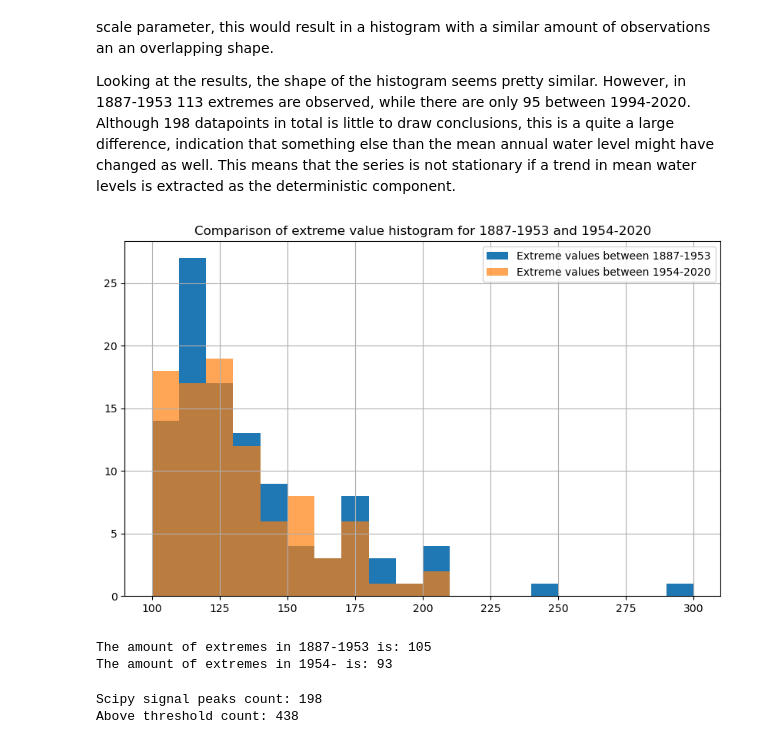
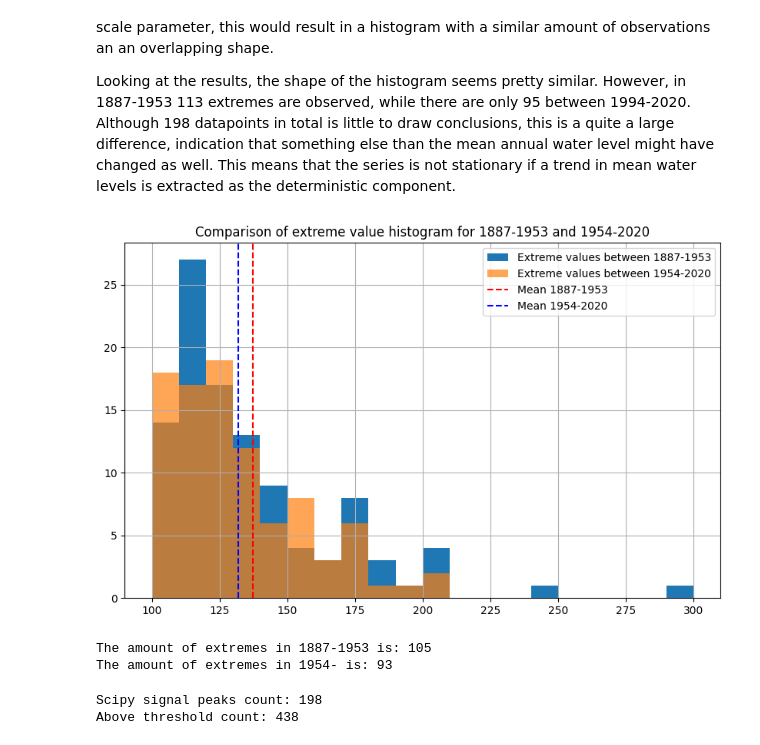
Before and after one commit to wwaasdorp/MORE_THE_BEST_GROUP, a Jupyter notebook: Watch_Data.ipynb, the cells around one changed output. Drawn from its saved outputs; the diff is of its cells as text; code cells hidden in the pictures.

```diff
--- a/Watch_Data.ipynb
+++ b/Watch_Data.ipynb
@@ -500,34 +500,36 @@ Looking at the results, the shape of the histogram seems pretty similar. However
 ## Investigate the shape of the histogram for the detrended/stationary time series
 #df['Elevation_Stationary']
 peaks_first10 = np.array(peaks)[df.loc[peaks, 'Datetime'].dt.year <= 1953]
 peaks_first10 = df.iloc[peaks_first10, 4].values
 peaks_sorted_first = np.sort(np.array(peaks_first10))
 f_first = gev.pdf(peaks_sorted_first, xi, mu, sigma)
 
 #peaks_middle = np.array(peaks)[
 #    (df.loc[peaks, 'Datetime'].dt.year >= 1950) &
 #    (df.loc[peaks, 'Datetime'].dt.year <= 2000)]
 #peaks_middle = df.iloc[peaks_middle, 1].values
 
 peaks_end = np.array(peaks)[df.loc[peaks, 'Datetime'].dt.year >= 1954]
 peaks_end = df.iloc[peaks_end, 4].values
 peaks_sorted_end = np.sort(np.array(peaks_end))
 f_end = gev.pdf(peaks_sorted_end, xi, mu, sigma)
 
 bin_edges = np.linspace(100, 300, 21)
 plt.figure(figsize=(10,6))
 plt.hist(peaks_first10, bins=bin_edges, label = 'Extreme values between 1887-1953')
 plt.hist(peaks_end, bins = bin_edges, label='Extreme values between 1954-2020', alpha=0.7)
+plt.axvline(x=peaks_first10.mean(), color = 'r', linestyle = '--', label = 'Mean 1887-1953')
+plt.axvline(x=peaks_end.mean(), color = 'b', linestyle = '--', label = 'Mean 1954-2020')
 plt.title('Comparison of extreme value histogram for 1887-1953 and 1954-2020')
 plt.legend()
 plt.grid()
 plt.show()
 
 
 print('The amount of extremes in 1887-1953 is:', peaks_first10.shape[0])
 print('The amount of extremes in 1954- is:', peaks_end.shape[0])
 # %% [output]
-[figure, old version]
+[figure, new version]
 The amount of extremes in 1887-1953 is: 105
 The amount of extremes in 1954- is: 93
 # %%
```
Also changed, not shown: parts of 12 cells of this notebook, 4 other files.
